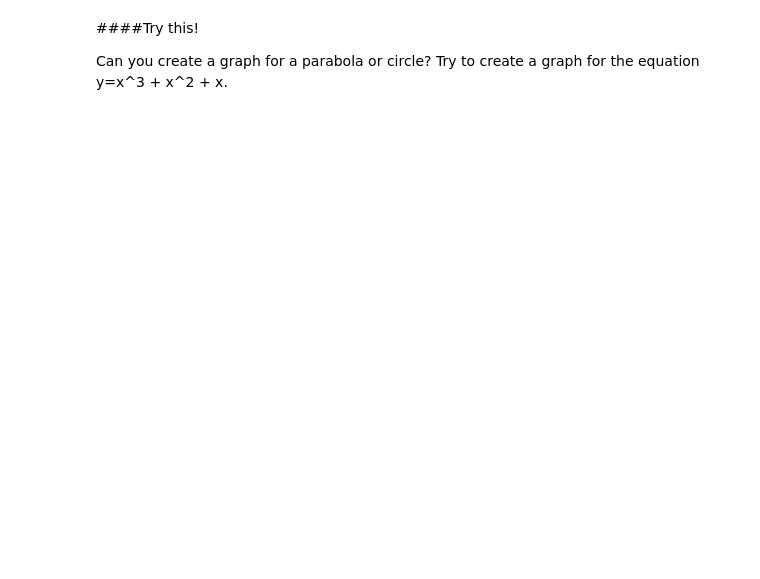
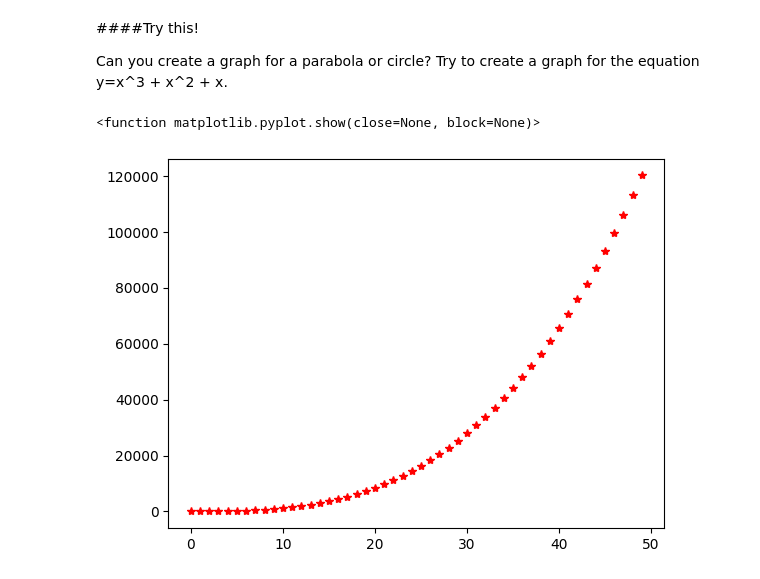
Before and after one commit to Jamie-Hsieh/idtech2023, a Jupyter notebook: 3_1_Intro_to_Libraries.ipynb, the cells around one changed output. Saved outputs shown, nothing was run; the diff lists cells and outputs as text; code cells hidden in the pictures; blank space fills up the shorter version.

```diff
--- a/3_1_Intro_to_Libraries.ipynb
+++ b/3_1_Intro_to_Libraries.ipynb
@@ -401,3 +434,14 @@ plt.show()
 Can you create a graph for a parabola or circle? Try to create a graph for the equation y=x^3 + x^2 + x.
 # %%
 # Add your code to plot a higher order function here:
+data = []
+def equation(x):
+  return x*x*x + x*x + x
+
+data = np.arange(50)
+output = equation(data)
+plt.plot(output,'r*')
+plt.show
+# %% [output]
+<function matplotlib.pyplot.show(close=None, block=None)>
+[figure, added]
```
Also changed, not shown: parts of 8 cells of this notebook.
